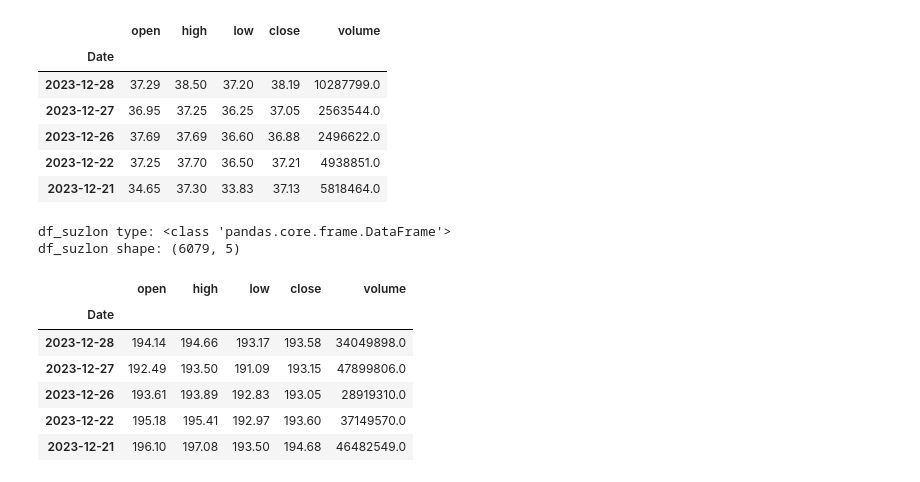
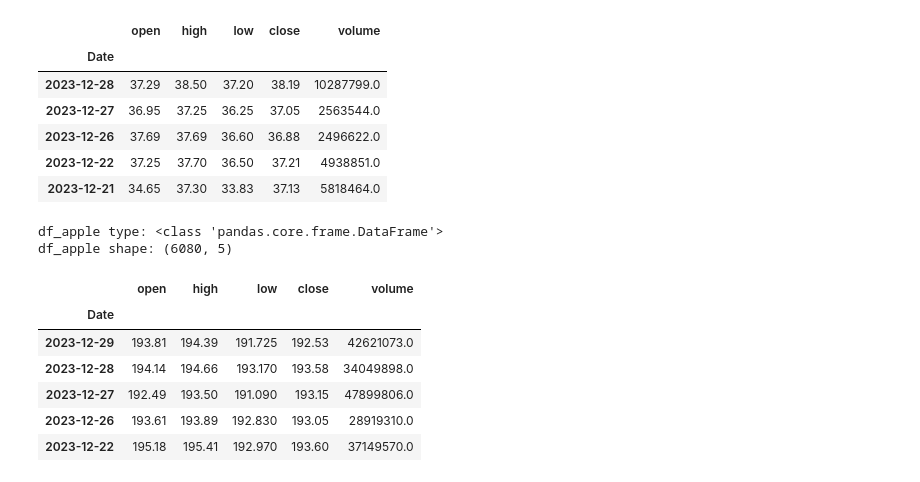
Before and after one commit to OlawoyeTaofeek/StockVolatilityPrediction, a Jupyter notebook: stockvolatility/main.ipynb, the cells around one changed output. Cells and saved outputs as stored; diff of their text form; code cells hidden in the pictures.

```diff
--- a/stockvolatility/main.ipynb
+++ b/stockvolatility/main.ipynb
@@ -503,21 +503,21 @@ None
 # %%
 # Define Apple ticker symbol
 ticker = "AAPL"
 
 # Use your `av` object to get daily data
-df_suzlon = av.get_daily(ticker=ticker)
+df_apple = av.get_daily(ticker=ticker)
 
-print("df_suzlon type:", type(df_suzlon))
-print("df_suzlon shape:", df_suzlon.shape)
-df_suzlon.head()
+print("df_apple type:", type(df_apple))
+print("df_apple shape:", df_apple.shape)
+df_apple.head()
 # %% [output]
-df_suzlon type: <class 'pandas.core.frame.DataFrame'>
-df_suzlon shape: (6079, 5)
+df_apple type: <class 'pandas.core.frame.DataFrame'>
+df_apple shape: (6080, 5)
 |  | open | high | low | close | volume |
 | Date |  |  |  |  |  |
-| 2023-12-28 | 194.14 | 194.66 | 193.17 | 193.58 | 34049898.0 |
-| 2023-12-27 | 192.49 | 193.50 | 191.09 | 193.15 | 47899806.0 |
-| 2023-12-26 | 193.61 | 193.89 | 192.83 | 193.05 | 28919310.0 |
-| 2023-12-22 | 195.18 | 195.41 | 192.97 | 193.60 | 37149570.0 |
-| 2023-12-21 | 196.10 | 197.08 | 193.50 | 194.68 | 46482549.0 |
+| 2023-12-29 | 193.81 | 194.39 | 191.725 | 192.53 | 42621073.0 |
+| 2023-12-28 | 194.14 | 194.66 | 193.170 | 193.58 | 34049898.0 |
+| 2023-12-27 | 192.49 | 193.50 | 191.090 | 193.15 | 47899806.0 |
+| 2023-12-26 | 193.61 | 193.89 | 192.830 | 193.05 | 28919310.0 |
+| 2023-12-22 | 195.18 | 195.41 | 192.970 | 193.60 | 37149570.0 |
 # %%
```
Also changed, not shown: parts of 20 cells of this notebook, 1 other file.
